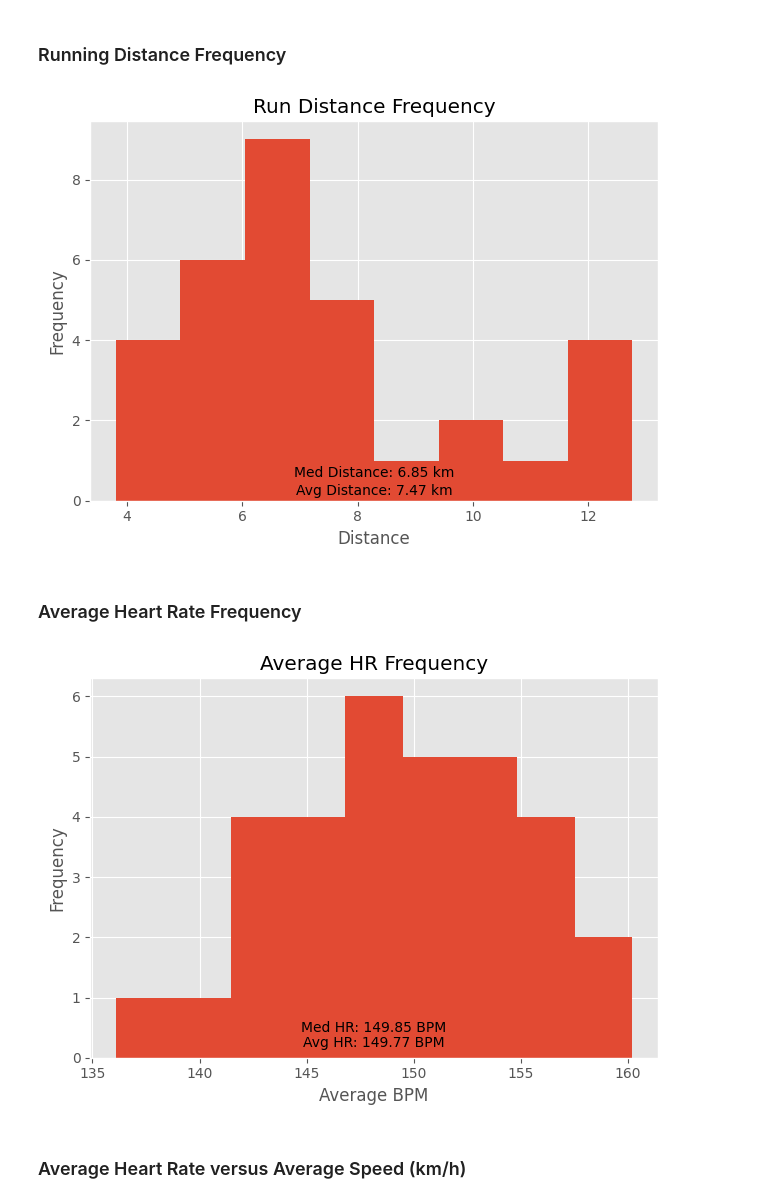
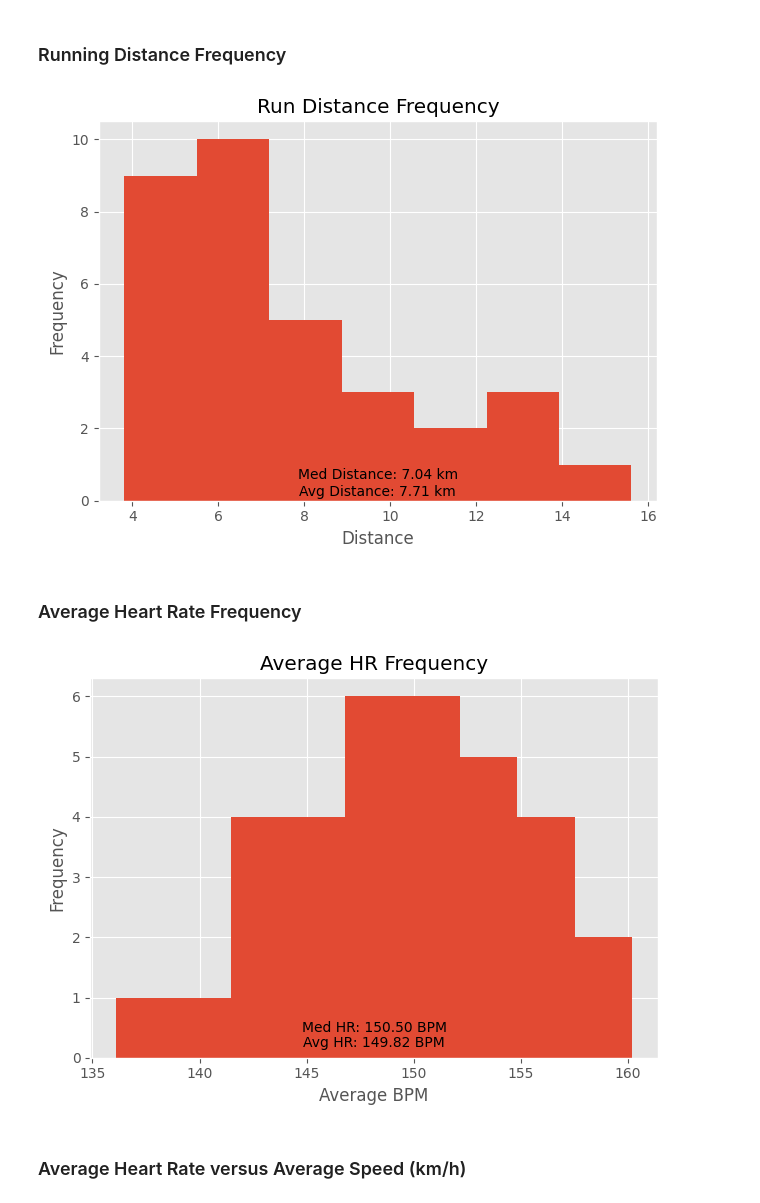
Before and after one commit to palmerac/Elevate, a Jupyter notebook: runStats.ipynb, the cells around one changed output. Cells and saved outputs as stored; diff of their text form; code cells hidden in the pictures.

```diff
--- a/runStats.ipynb
+++ b/runStats.ipynb
@@ -61,7 +61,7 @@ def rnd(val, deci):
 # %% [markdown]
 Only counting activities post Europe, export HeartWatch Workouts from Jul 17 - Today and add the csv to the wd
 # %%
-df = pd.read_csv('HeartWatch-Workouts-20230717-to-20230914.csv')
+df = pd.read_csv('HeartWatch-Workouts-20230717-to-20230915.csv')
 # %%
 df = df.drop(['Date', 'from', 'to', 'rpe', 'Load', 'bpm-lo', 'bpm-90%+-%', '90%+-mins',
               'bpm-80-90%-%', '80-90%-mins','bpm-70-80%-%', '70-80%-mins','bpm-60-70%-%',
@@ -136,31 +144,31 @@ dfRun.tail()
 # %% [markdown]
 ### Running Distance Frequency
 # %%
-rdf_bins = int(dfRun['km'].max() - dfRun['km'].min())
+rdf_bins = int((dfRun['km'].max() - dfRun['km'].min())/1.5)
 mid_dist = midp(dfRun, 'km')
 
 # with plt.xkcd():
 plt.hist(dfRun['km'], bins=rdf_bins)
 
 # Average/Median Distance Text
 avg_d = avg(dfRun, 'km',2)
 med_d = med(dfRun, 'km',2)
 mid_d = midp(dfRun, 'km')
 
 plt.text(mid_dist, 0.25, f'Avg Distance: {avg_d:.2f} km',
         ha='center', va='center', fontsize=10, color='black')
 plt.text(mid_dist, 0.7, f'Med Distance: {med_d:.2f} km',
         ha='center', va='center', fontsize=10, color='black')
 
 plt.title('Run Distance Frequency')
 plt.xlabel('Distance')
 plt.ylabel('Frequency')
 # plt.xticks(rotation=45)
 plt.tight_layout()
 plt.savefig('Graphs/Distance Frequency.png', dpi=300)
 plt.show()
 # %% [output]
-[figure, old version]
+[figure, new version]
 # %% [markdown]
 ### Average Heart Rate Frequency
 # %%
@@ -186,7 +194,7 @@ plt.tight_layout()
 plt.savefig('Graphs/HR Frequency.png', dpi=300)
 plt.show()
 # %% [output]
-[figure, old version]
+[figure, new version]
 # %% [markdown]
 ### Average Heart Rate versus Average Speed (km/h)
 # %%
```
Also changed, not shown: parts of 11 cells of this notebook, 9 other files.
